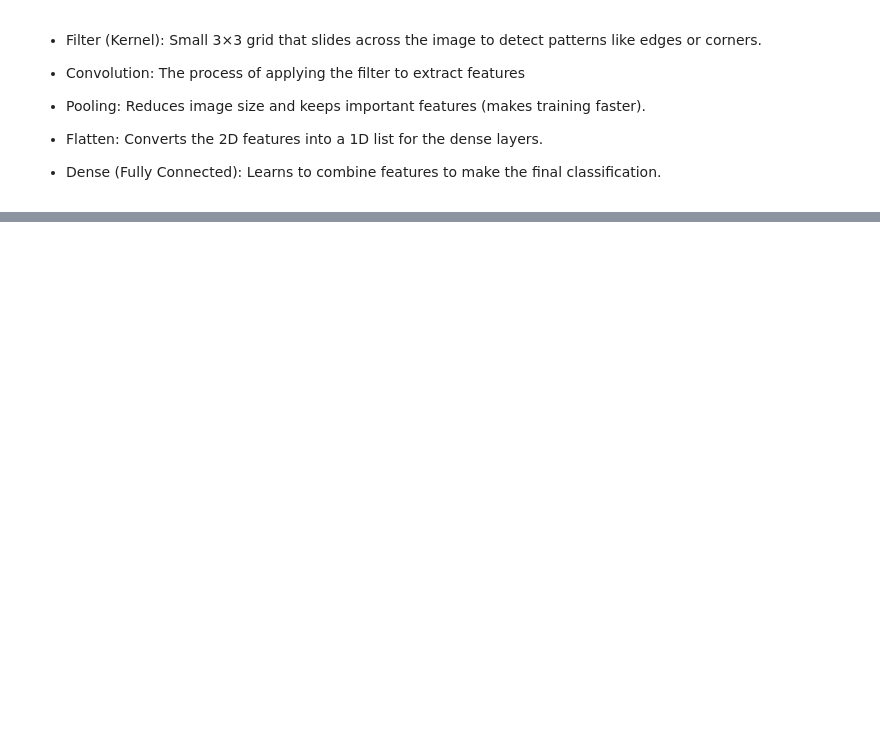
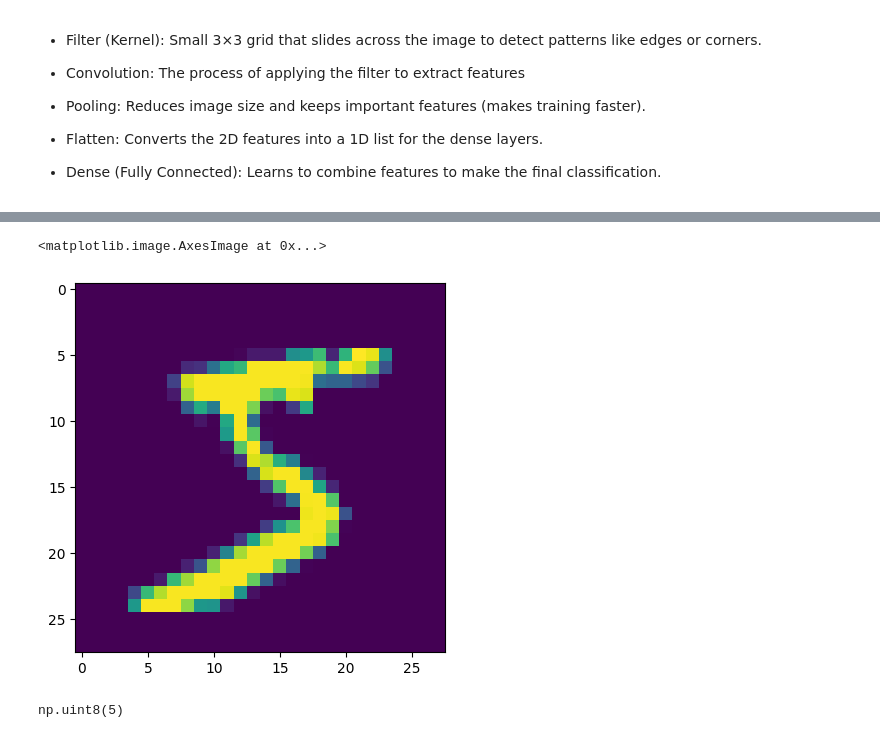
Before and after one commit to yibesh/DeepLearning, a Jupyter notebook: CNN.ipynb, the cells around one changed output, grey strips where cells are left out. Saved outputs shown, nothing was run; the diff lists cells and outputs as text; code cells hidden in the pictures; blank space fills up the shorter version.

```diff
--- a/CNN.ipynb
+++ b/CNN.ipynb
@@ -13,0 +60,12 @@
+# %%
+#Let us visualize the handwritten digit images and labels for 0th training sample. We can see that the 0th image shows a handwritten 5 and the 0th label has the value 5.
+
+import matplotlib.pyplot as plt
+plt.imshow(X_train[0])
+# %% [output]
+<matplotlib.image.AxesImage at 0x...>
+[figure, added]
+# %%
+y_train[0]
+# %% [output]
+np.uint8(5)
```
Also changed, not shown: parts of 18 cells of this notebook.
